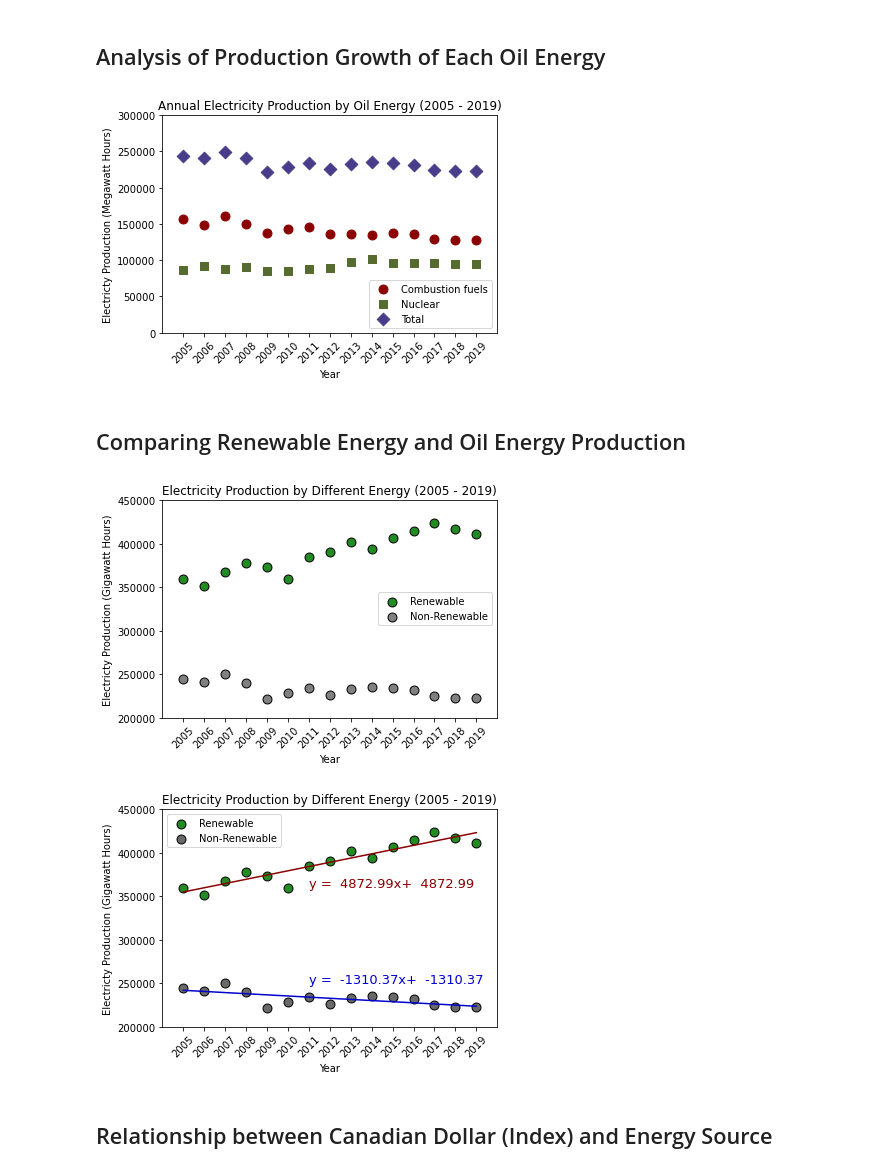
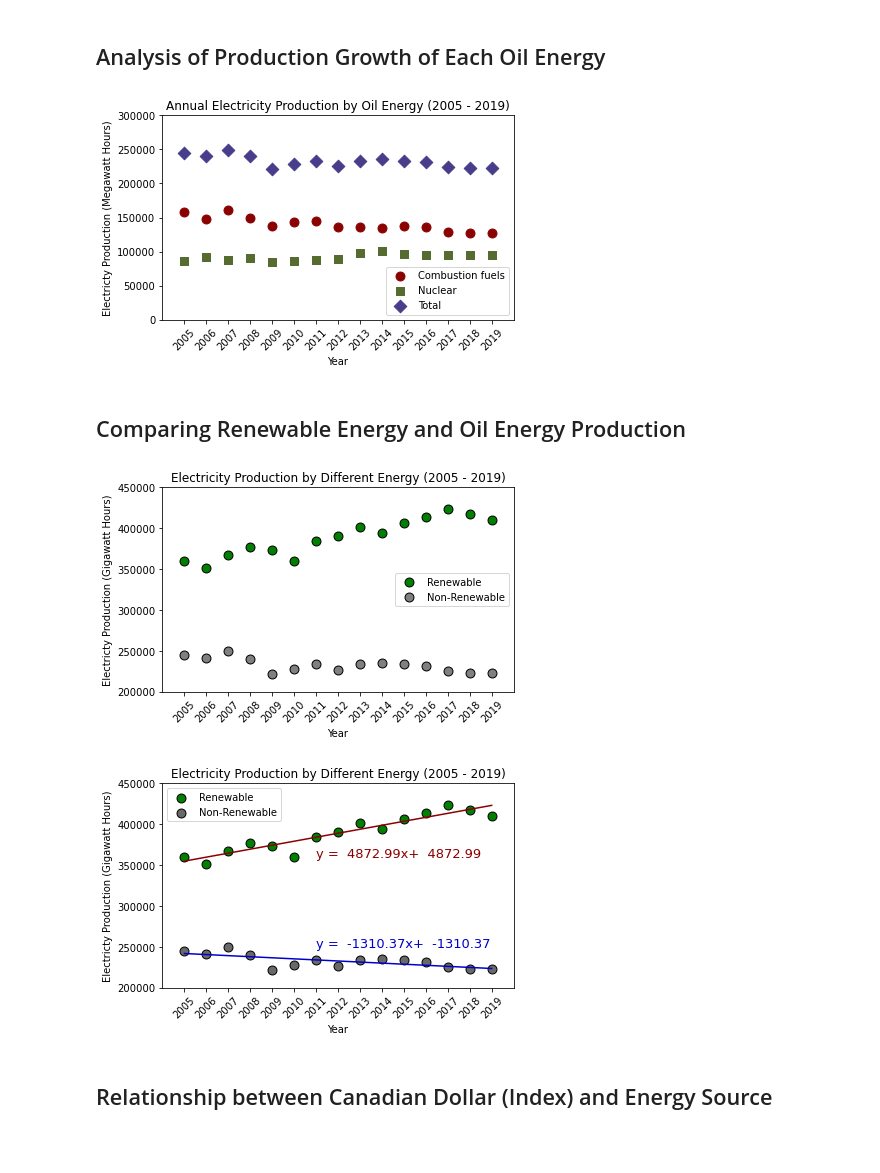
Before and after one commit to kk-deng/CanadaEnergyIE, a Jupyter notebook: Part 4 - Plotting.ipynb, the cells around one changed output. Drawn from its saved outputs; the diff is of its cells as text; code cells hidden in the pictures; blank space fills up the shorter version.

```diff
--- a/Part 4 - Plotting.ipynb
+++ b/Part 4 - Plotting.ipynb
@@ -414,27 +434,28 @@ plt.savefig("Plots\Question 5 - Time vs. Types of Renewable Sources for Canada.p
 # %%
 # Generate and Format each oil energy electricity production scatter plot in one figure
 plt.scatter(canada_complete_data["Year"], canada_complete_data["Combustion fuels"]/1000, color = "darkred", s = 80,
             marker = "o", label = "Combustion fuels")
 plt.scatter(canada_complete_data["Year"], canada_complete_data["Nuclear steam turbine"]/1000, color = "darkolivegreen", s = 80,
             marker = "s",label = "Nuclear")
 plt.scatter(canada_complete_data["Year"], canada_complete_data["Total thermal generation"]/1000, color = "darkslateblue",
             s = 80, marker = "D", label = "Total")
 plt.xticks(canada_complete_data["Year"], canada_complete_data["Year"], rotation = 45)
 plt.xlim(2004,2020)
 plt.ylim(0, 300000)
 plt.xlabel("Year")
 plt.ylabel("Electricty Production (Megawatt Hours)")
 plt.title("Annual Electricity Production by Oil Energy (2005 - 2019)")
 plt.legend(loc="lower right")
-plt.savefig("Plots\Question 5 - Time vs. Types of Oil Sources for Canada.png")
+plt.tight_layout()
+plt.savefig("Plots\Question 5 - Time vs. Types of Oil Sources for Canada.png", bbox_inches = "tight")
 # %% [output]
-[figure, old version]
+[figure, new version]
 # %% [markdown]
 ## Comparing Renewable Energy and Oil Energy Production
 # %%
 # Generate and Format scatter plot of electricity production by total renewable energy and total oil energy
 plt.scatter(canada_complete_data["Year"], canada_complete_data["Total renewable energy generation"]/1000, s= 80,
-            facecolor = "forestgreen", edgecolor = "black", label = "Renewable")
+            facecolor = "green", edgecolor = "black", label = "Renewable")
 plt.scatter(canada_complete_data["Year"], canada_complete_data["Total thermal generation"]/1000, s= 80,
             facecolor = "grey", edgecolor = "black", label = "Non-Renewable")
 plt.xticks(canada_complete_data["Year"], canada_complete_data["Year"], rotation = 45)
@@ -444,9 +465,10 @@ plt.xlabel("Year")
 plt.ylabel("Electricty Production (Gigawatt Hours)")
 plt.title("Electricity Production by Different Energy (2005 - 2019)")
 plt.legend(loc = "right")
-plt.savefig("Plots\Question 5 - Time vs. Oil and Renewable for Canada.png")
+plt.tight_layout()
+plt.savefig("Plots\Question 5 - Time vs. Oil and Renewable for Canada.png", bbox_inches = "tight")
 # %% [output]
-[figure, old version]
+[figure, new version]
 # %%
 # Calculate the regression line for renewable energy production
 renewable_regression = st.linregress(canada_complete_data["Year"],
@@ -460,7 +482,7 @@ oil_regression_line = oil_regression[0] * canada_complete_data["Year"] + oil_reg
 # %%
 # Put two regression lines into the scatter plot generated above
 plt.scatter(canada_complete_data["Year"], canada_complete_data["Total renewable energy generation"]/1000, s= 80,
-            facecolor = "forestgreen", edgecolor = "black", label = "Renewable")
+            facecolor = "green", edgecolor = "black", label = "Renewable")
 plt.scatter(canada_complete_data["Year"], canada_complete_data["Total thermal generation"]/1000, s= 80,
             facecolor = "dimgrey", edgecolor = "black", label = "Non-Renewable")
 plt.plot(canada_complete_data["Year"], renewable_regression_line, color = "darkred")
@@ -476,9 +498,10 @@ plt.xlabel("Year")
 plt.ylabel("Electricty Production (Gigawatt Hours)")
 plt.title("Electricity Production by Different Energy (2005 - 2019)")
 plt.legend(loc = "best")
-plt.savefig("Plots\Question 5 - Time vs. Oil and Renewable (with Regression) for Canada.png")
+plt.tight_layout()
+plt.savefig("Plots\Question 5 - Time vs. Oil and Renewable (with Regression) for Canada.png", bbox_inches = "tight")
 # %% [output]
-[figure, old version]
+[figure, new version]
 # %% [markdown]
 ## Relationship between Canadian Dollar (Index) and Energy Source
 # %%
```
Also changed, not shown: parts of 3 cells of this notebook, 6 other files.
